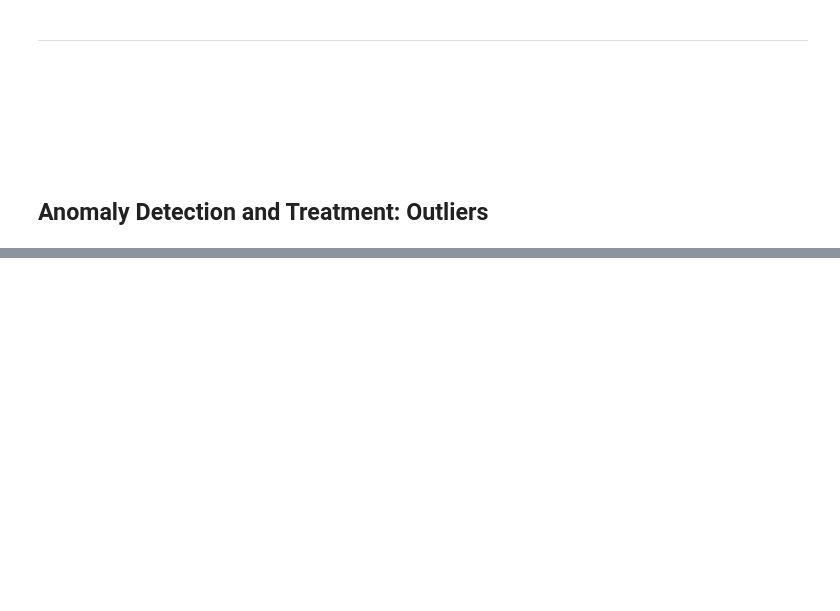
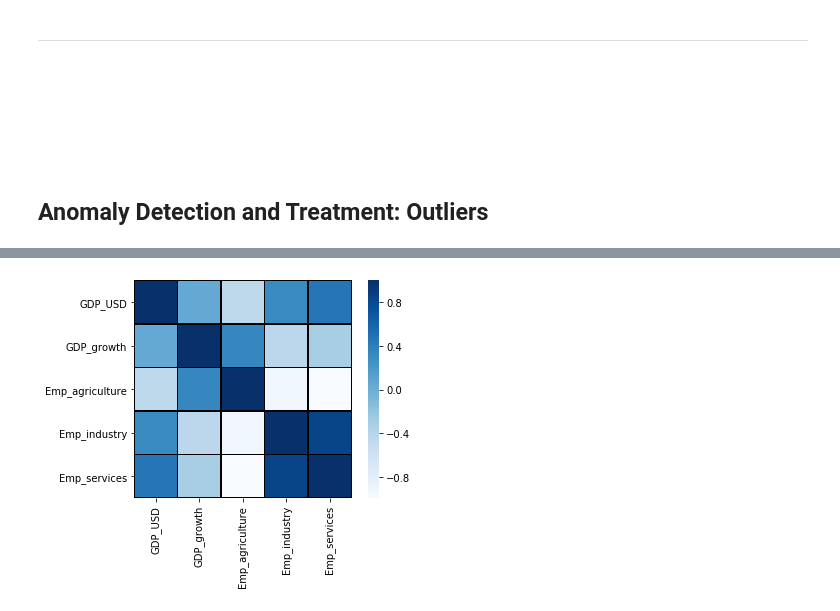
Before and after one commit to Team-3-Valencia-Hult-Analytics/ES_Africa_T3, a Jupyter notebook: Africa_project.ipynb, the cells around one changed output, grey strips where cells are left out. Saved outputs shown, nothing was run; the diff lists cells and outputs as text; code cells hidden in the pictures; blank space fills up the shorter version.

```diff
--- a/Africa_project.ipynb
+++ b/Africa_project.ipynb
@@ -347,0 +534,4 @@ types = {'Obs'       : str,
+# %%
+df_corr = Africa_macro.corr().round(2)
+
+df_corr
@@ -347,0 +545,21 @@ types = {'Obs'       : str,
+# %%
+sns.heatmap(data       = df_corr,
+            cmap       = 'Blues',
+            square     = True,
+            annot      = False,
+            linecolor  = 'black',
+            linewidths = 0.5)
+
+
+# saving the figure and displaying the plot
+
+# reconfiguring the plot
+bottom, top = plt.ylim() # discover the values for bottom and top
+bottom += 0.5            # add 0.5 to the bottom
+top -= 0.5               # subtract 0.5 from the top
+plt.ylim(bottom, top)    # update the ylim(bottom, top) values
+
+plt.savefig('Africa Employment Analysis Correlation Heatmap.png')
+plt.show()
+# %% [output]
+[figure, added]
```
Also changed, not shown: parts of 12 cells of this notebook, 12 other files.
